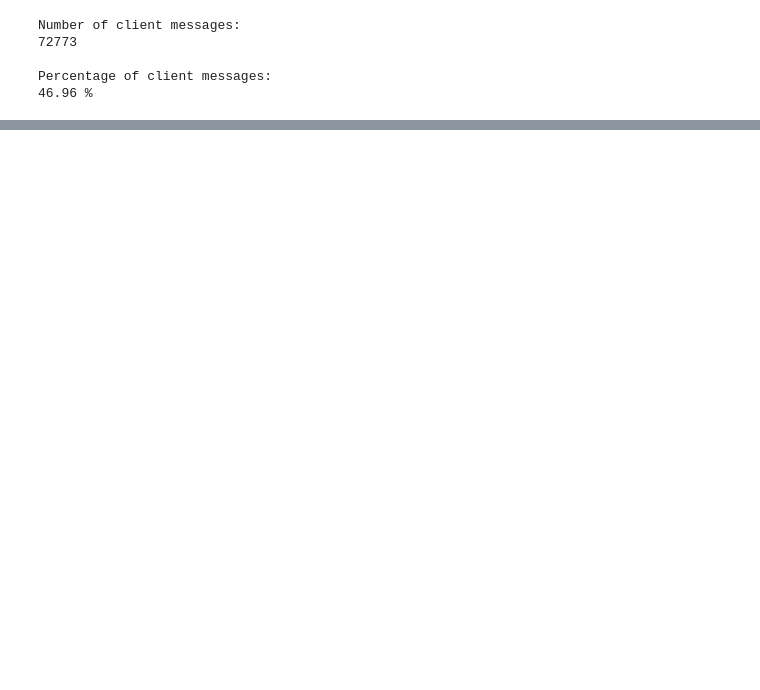
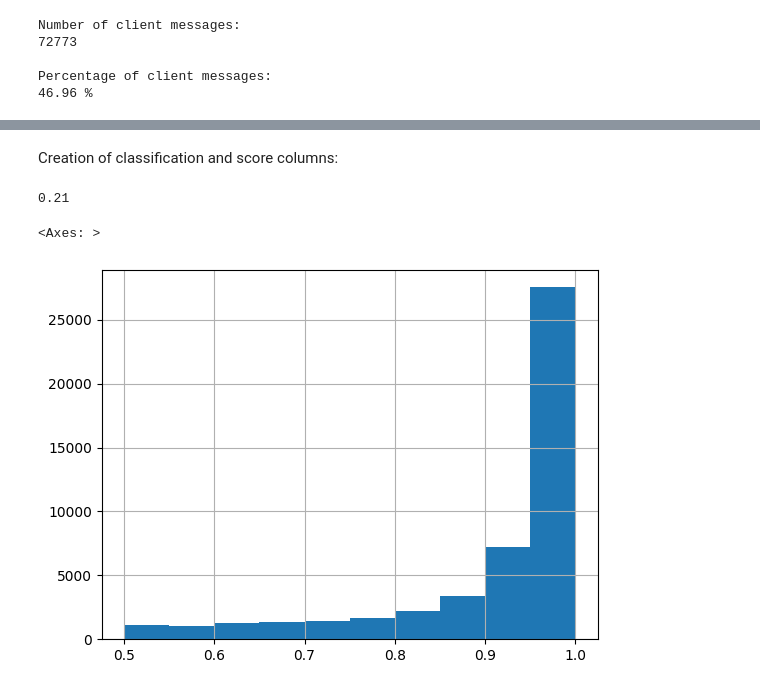
Before and after one commit to higorpr/chatguru-ai-challenge, a Jupyter notebook: ML Pipeline.ipynb, the cells around one changed output, grey strips where cells are left out. Cells and saved outputs as stored; diff of their text form; code cells hidden in the pictures; blank space fills up the shorter version.

Commit message:
Add latest version of ML Pipeline

```diff
--- a/ML Pipeline.ipynb
+++ b/ML Pipeline.ipynb
@@ -238,0 +581,4 @@ sorted_messages_df.head(100)
+# %%
+# Empty text removal:
+bert_period_break_df = bert_period_break_df[bert_period_break_df['text'] != '']
+bert_period_break_df.shape[0]
@@ -238,0 +589,27 @@ sorted_messages_df.head(100)
+# %%
+from transformers import pipeline, DistilBertTokenizer, DistilBertForSequenceClassification
+
+tokenizer = DistilBertTokenizer.from_pretrained("distilbert-base-uncased-finetuned-sst-2-english")
+model = DistilBertForSequenceClassification.from_pretrained("distilbert-base-uncased-finetuned-sst-2-english")
+
+custom_bert_pipeline = pipeline('sentiment-analysis', model=model, tokenizer=tokenizer)
+# %%
+# Copy of dataframe to be used in the future:
+bert_df = bert_period_break_df.copy()
+# %% [markdown]
+Creation of classification and score columns:
+# %%
+df = bert_df.assign(
+    classification=bert_df['text'].apply(lambda x: custom_bert_pipeline(x)[0]['label']),
+    score=bert_df['text'].apply(lambda x: custom_bert_pipeline(x)[0]['score'])
+)
+# %%
+# Percentage of "Positive"s:
+round(df[df.classification == 'POSITIVE'].shape[0]/df.shape[0],2)
+# %% [output]
+0.21
+# %%
+df.score.hist()
+# %% [output]
+<Axes: >
+[figure, added]
```
Also changed, not shown: parts of 102 cells of this notebook, 2 other files.
